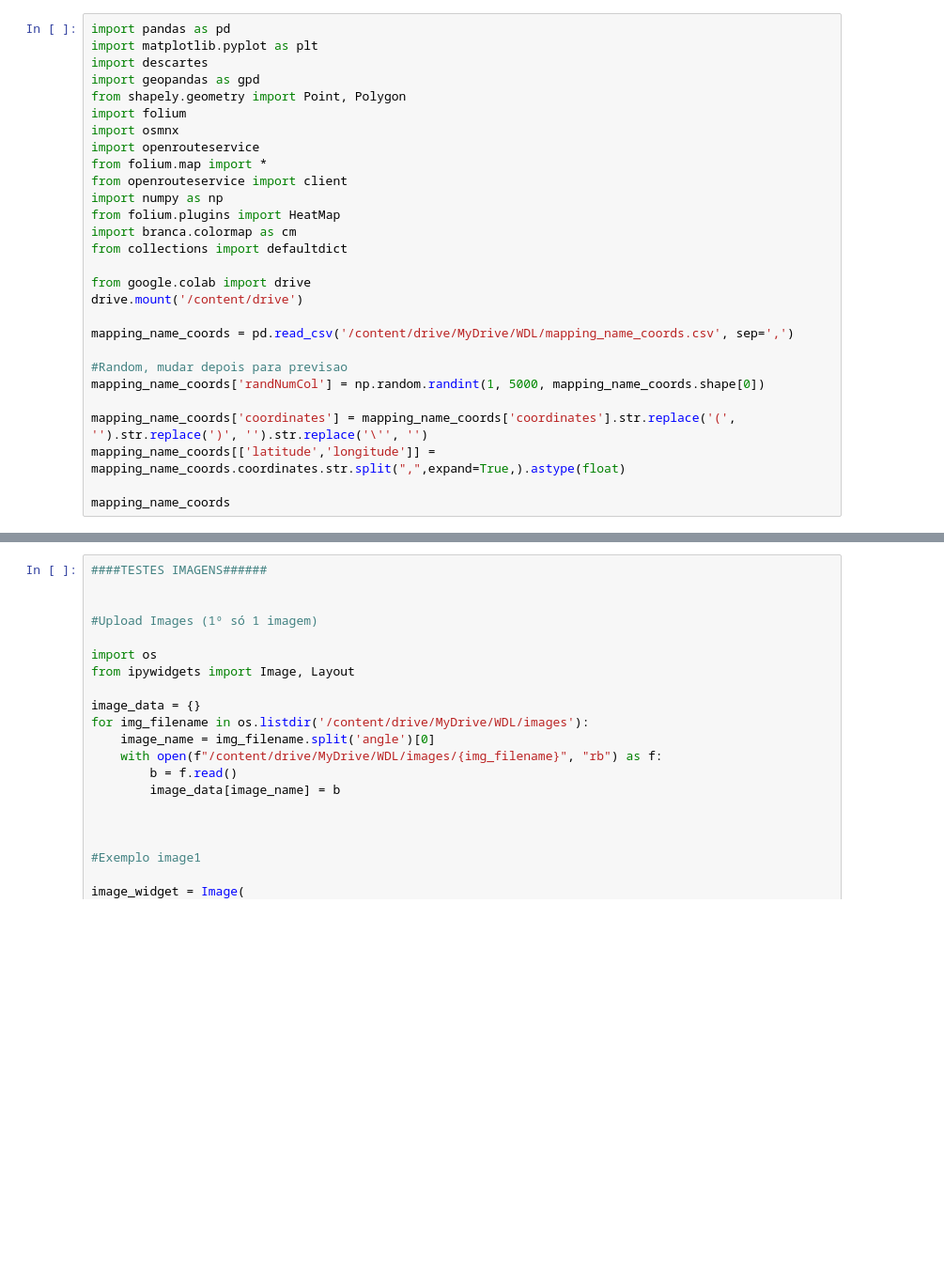
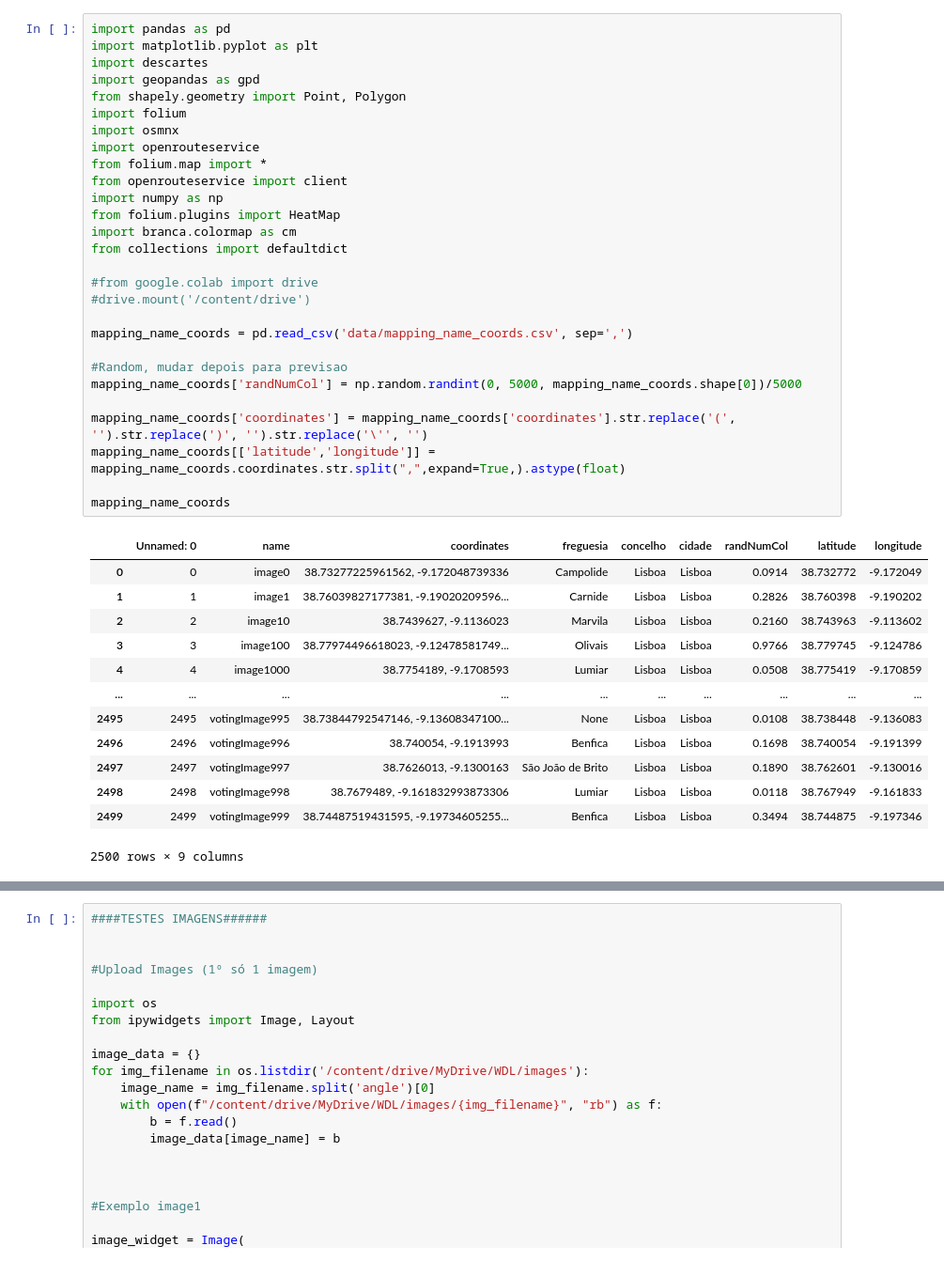
Before and after one commit to TiagoFilipeSousaGoncalves/wdl-tech-moguls, a Jupyter notebook: stage-3/Stage3_Heatmap.ipynb, the cells around one changed output, grey strips where cells are left out. Shown at 94% size. Drawn from its saved outputs; the diff is of its cells as text; blank space fills up the shorter version.

```diff
--- a/stage-3/Stage3_Heatmap.ipynb
+++ b/stage-3/Stage3_Heatmap.ipynb
@@ -1,28 +1,42 @@
 # %%
 import pandas as pd
 import matplotlib.pyplot as plt
 import descartes
 import geopandas as gpd
 from shapely.geometry import Point, Polygon
 import folium
 import osmnx
 import openrouteservice
 from folium.map import *
 from openrouteservice import client
 import numpy as np
 from folium.plugins import HeatMap
 import branca.colormap as cm
 from collections import defaultdict
 
-from google.colab import drive
-drive.mount('/content/drive')
+#from google.colab import drive
+#drive.mount('/content/drive')
 
-mapping_name_coords = pd.read_csv('/content/drive/MyDrive/WDL/mapping_name_coords.csv', sep=',')
+mapping_name_coords = pd.read_csv('data/mapping_name_coords.csv', sep=',')
 
 #Random, mudar depois para previsao
-mapping_name_coords['randNumCol'] = np.random.randint(1, 5000, mapping_name_coords.shape[0])
+mapping_name_coords['randNumCol'] = np.random.randint(0, 5000, mapping_name_coords.shape[0])/5000
 
 mapping_name_coords['coordinates'] = mapping_name_coords['coordinates'].str.replace('(', '').str.replace(')', '').str.replace('\'', '')
 mapping_name_coords[['latitude','longitude']] = mapping_name_coords.coordinates.str.split(",",expand=True,).astype(float)
 
 mapping_name_coords
+# %% [output]
+|  | Unnamed: 0 | name | coordinates | freguesia | concelho | cidade | randNumCol | latitude | longitude |
+| 0 | 0 | image0 | 38.73277225961562, -9.172048739336 | Campolide | Lisboa | Lisboa | 0.0914 | 38.732772 | -9.172049 |
+| 1 | 1 | image1 | 38.76039827177381, -9.19020209596... | Carnide | Lisboa | Lisboa | 0.2826 | 38.760398 | -9.190202 |
+| 2 | 2 | image10 | 38.7439627, -9.1136023 | Marvila | Lisboa | Lisboa | 0.2160 | 38.743963 | -9.113602 |
+| 3 | 3 | image100 | 38.77974496618023, -9.12478581749... | Olivais | Lisboa | Lisboa | 0.9766 | 38.779745 | -9.124786 |
+| 4 | 4 | image1000 | 38.7754189, -9.1708593 | Lumiar | Lisboa | Lisboa | 0.0508 | 38.775419 | -9.170859 |
+| ... | ... | ... | ... | ... | ... | ... | ... | ... | ... |
+| 2495 | 2495 | votingImage995 | 38.73844792547146, -9.13608347100... | None | Lisboa | Lisboa | 0.0108 | 38.738448 | -9.136083 |
+| 2496 | 2496 | votingImage996 | 38.740054, -9.1913993 | Benfica | Lisboa | Lisboa | 0.1698 | 38.740054 | -9.191399 |
+| 2497 | 2497 | votingImage997 | 38.7626013, -9.1300163 | São João de Brito | Lisboa | Lisboa | 0.1890 | 38.762601 | -9.130016 |
+| 2498 | 2498 | votingImage998 | 38.7679489, -9.161832993873306 | Lumiar | Lisboa | Lisboa | 0.0118 | 38.767949 | -9.161833 |
+| 2499 | 2499 | votingImage999 | 38.74487519431595, -9.19734605255... | Benfica | Lisboa | Lisboa | 0.3494 | 38.744875 | -9.197346 |
+2500 rows × 9 columns
```
Also changed, not shown: parts of 9 cells of this notebook, 2 other files.
